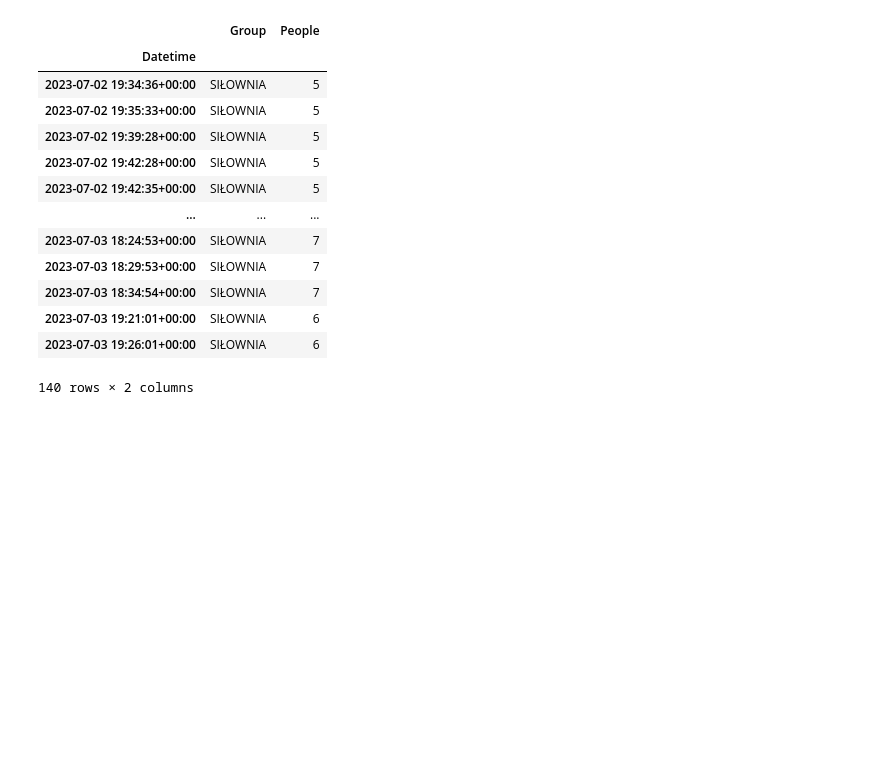
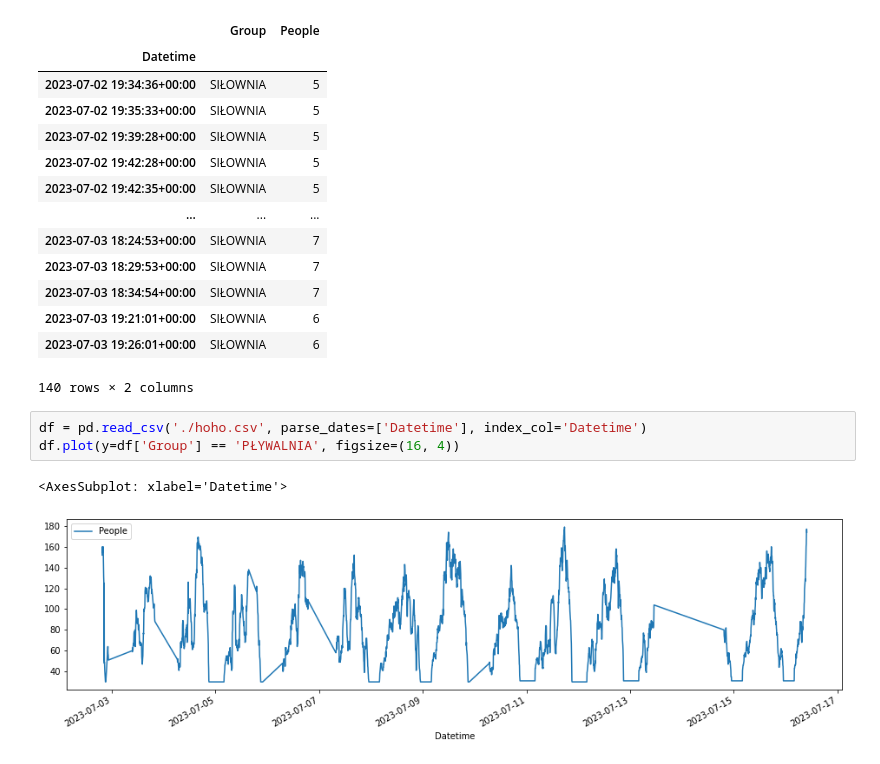
Before and after one commit to Sorebit/osir-scrapper, a Jupyter notebook: osir.ipynb, the cells around one changed output. Saved outputs shown, nothing was run; the diff lists cells and outputs as text; blank space fills up the shorter version.

```diff
--- a/osir.ipynb
+++ b/osir.ipynb
@@ -45,6 +32,12 @@ df.loc[df['Group'] == 'SIŁOWNIA']
 | 2023-07-03 19:21:01+00:00 | SIŁOWNIA | 6 |
 | 2023-07-03 19:26:01+00:00 | SIŁOWNIA | 6 |
 140 rows × 2 columns
+# %%
+df = pd.read_csv('./hoho.csv', parse_dates=['Datetime'], index_col='Datetime')
+df.plot(y=df['Group'] == 'PŁYWALNIA', figsize=(16, 4))
+# %% [output]
+<AxesSubplot: xlabel='Datetime'>
+[figure, added]
 # %%
 ax = df.plot(y=df['Group'] == 'SIŁOWNIA', figsize=(10, 4))
 df.plot(y=df['Group'] == 'SAUNA', ax=ax)
```
Also changed, not shown: parts of 6 cells of this notebook, 6 other files.
